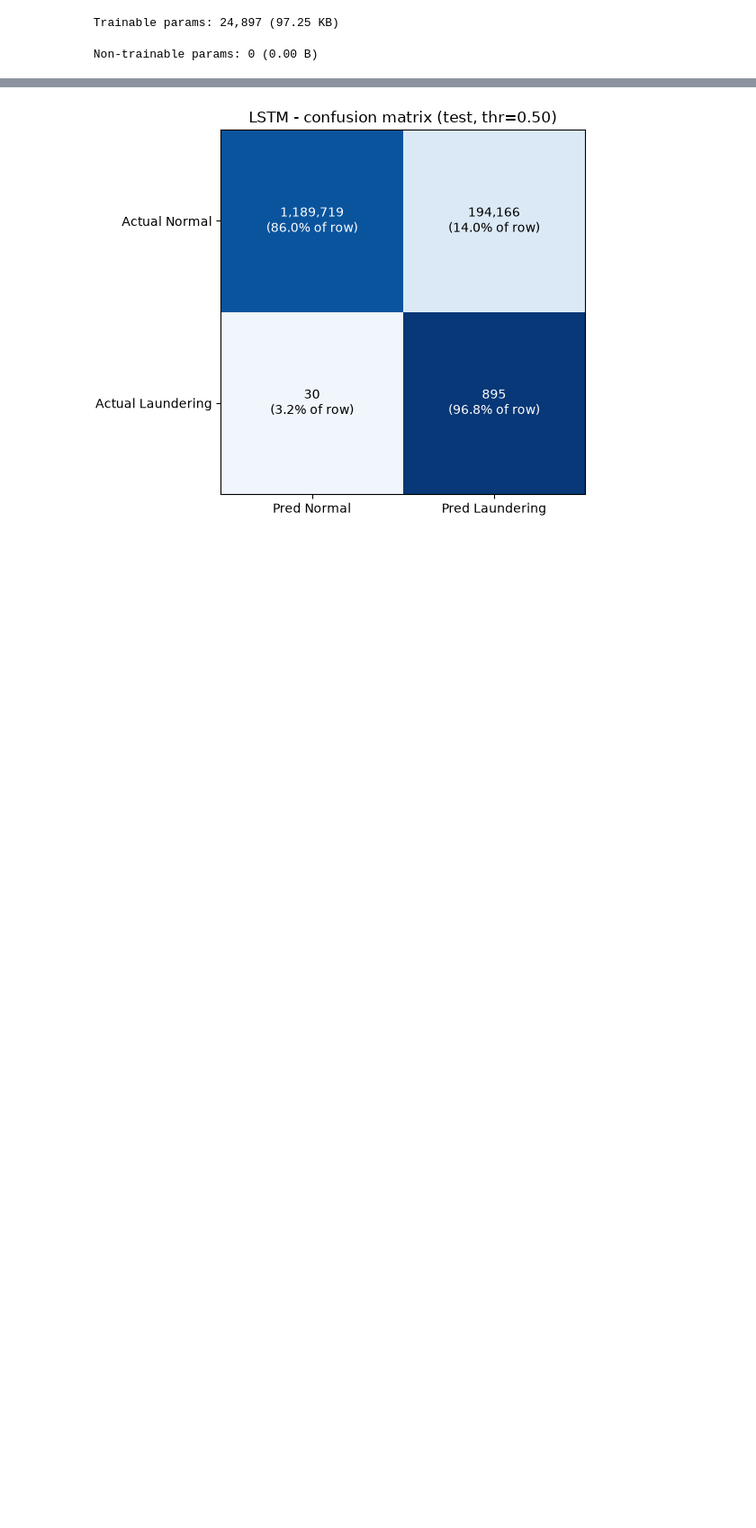
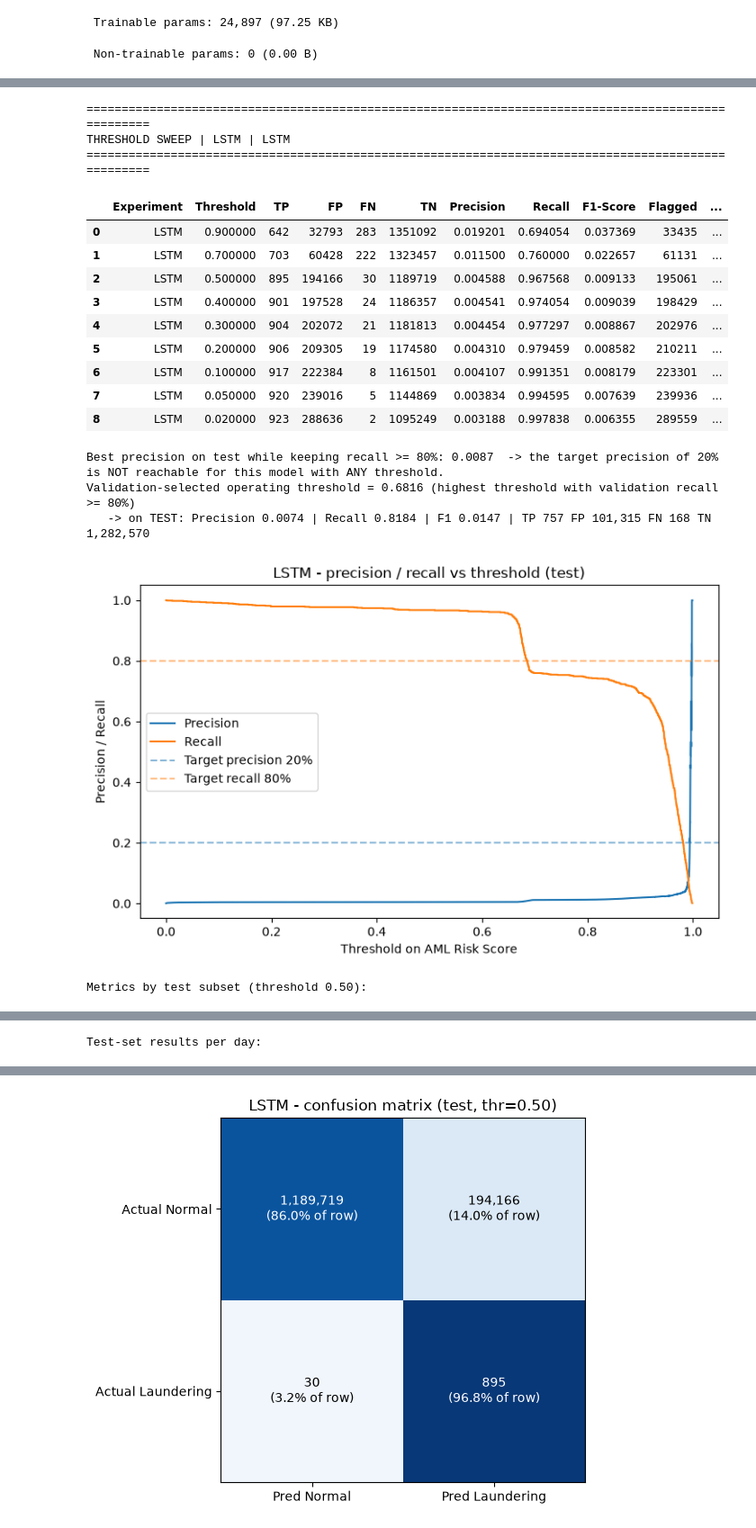
Before and after one commit to listondsouza/AML-GNN-Project, a Jupyter notebook: notebooks/12_baseline_lstm.ipynb, the cells around one changed output, grey strips where cells are left out. Shown at 90% size. Saved outputs shown, nothing was run; the diff lists cells and outputs as text; code cells hidden in the pictures; blank space fills up the shorter version.

```diff
--- a/notebooks/12_baseline_lstm.ipynb
+++ b/notebooks/12_baseline_lstm.ipynb
@@ -37,6 +37,9 @@ TRAIN_FRACTION = 0.80            # chronological 80/20 split (first 80 % of time
 VALIDATION_FRACTION = 0.10       # carved from the END of the training period (never from test)
 THRESHOLD = 0.50                 # initial decision threshold on the AML Risk Score (tunable later)
 MIN_TEST_POSITIVES = 10          # if the chronological test set has fewer laundering rows -> documented fallback
+TARGET_PRECISION = 0.20          # project goal: at least 1 in 5 flagged transactions is truly laundering
+TARGET_RECALL = 0.80             # project goal: catch at least 80 of every 100 laundering transactions
+THIN_DAY_ROWS = 10_000           # a calendar day with fewer rows than this is treated as a "thin tail" day
 DEBUG_NROWS = None               # e.g. 300_000 to smoke-test the notebook quickly; None = all rows
 SEQUENCE_LENGTH = 10                # number of transactions per sequence (configurable)
 MAX_TRAIN_NEGATIVES = 300_000      # all positives kept; None = every normal training row (slow)
@@ -920,0 +1221,58 @@ REMINDER: accuracy is NOT the primary metric here. Look at PR-AUC, and Recall /
+# %%
+sweep_inputs = {'LSTM': (score_val, score_test)}
+
+# =====================================================================================
+# CONFUSION-MATRIX COUNTS, THRESHOLD SWEEP, TARGET CHECK, PER-PERIOD BREAKDOWN
+# NOTE: the sweep below is DESCRIPTIVE (it shows what each threshold would do on the test set).
+# The operating threshold must be CHOSEN on the validation slice - choosing it on test would leak test information.
+# Changing the threshold never changes ROC-AUC / PR-AUC: it only moves along the precision-recall trade-off.
+# =====================================================================================
+y_test = y[test_idx]
+tn, fp, fn, tp = confusion_matrix(y_test, (score_test >= THRESHOLD).astype(int), labels=[0, 1]).ravel()
+print(f"CONFUSION MATRIX COUNTS at threshold {THRESHOLD:.2f} (primary model, test set)")
+print(f"  TP  true positives  (laundering correctly flagged)  : {tp:,}")
+print(f"  FP  false positives (normal wrongly flagged)         : {fp:,}")
+print(f"  FN  false negatives (laundering missed)              : {fn:,}")
+print(f"  TN  true negatives  (normal correctly passed)        : {tn:,}")
+display(pd.DataFrame([[tn, fp], [fn, tp]], index=["Actual Normal", "Actual Laundering"], columns=["Pred Normal", "Pred Laundering"]))
+
+sweep_frames = []
+for exp_name, (s_val_, s_test_) in sweep_inputs.items():
+    print("=" * 100); print(f"THRESHOLD SWEEP | {MODEL_NAME} | {exp_name}"); print("=" * 100)
+    sw = threshold_sweep(y_test, s_test_)
+    sw.insert(0, "Experiment", exp_name); sweep_frames.append(sw)
+    display(sw)
+    p_, r_, t_ = precision_recall_curve(y_test, s_test_)
+    feasible = p_[r_ >= TARGET_RECALL]
+    best_p = float(feasible.max()) if len(feasible) else float("nan")
+    verdict = "reachable" if best_p >= TARGET_PRECISION else "NOT reachable"
+    print(f"Best precision on test while keeping recall >= {TARGET_RECALL:.0%}: {best_p:.4f}  -> the target precision of {TARGET_PRECISION:.0%} is {verdict} for this model with ANY threshold.")
+    if VAL_HAS_BOTH:
+        thr_v = pick_threshold_for_recall(y[val_idx], s_val_)
+        how = f"highest threshold with validation recall >= {TARGET_RECALL:.0%}"
+        if thr_v is None:
+            thr_v, how = best_f1_threshold(y[val_idx], s_val_), "best-F1 on validation (recall target not reachable on validation)"
+        r = evaluate_scores(y_test, s_test_, thr_v)
+        print(f"Validation-selected operating threshold = {thr_v:.4f} ({how})")
+        print(f"   -> on TEST: Precision {r['Precision']:.4f} | Recall {r['Recall']:.4f} | F1 {r['F1-Score']:.4f} | TP {r['TP']:,} FP {r['FP']:,} FN {r['FN']:,} TN {r['TN']:,}")
+
+sweep_df = pd.concat(sweep_frames, ignore_index=True)
+sweep_df.to_csv(RESULTS_DIR / f"{MODEL_SLUG}_threshold_sweep.csv", index=False)
+save_threshold_tradeoff(y_test, score_test, RESULTS_DIR / f"{MODEL_SLUG}_threshold_tradeoff.png", f"{MODEL_NAME} - precision / recall vs threshold (test)")
+
+# ---- is the performance coming from the main window or from the thin tail? ----
+pred_primary = (score_test >= THRESHOLD).astype(int)
+thin_test = is_thin_row[test_idx]
+masks = {"Full test set": np.ones(len(test_idx), dtype=bool), "Main window only (normal-traffic days)": ~thin_test, "Thin-tail days only": thin_test}
+sub_df = subset_metrics(y_test, score_test, masks, THRESHOLD)
+print("\nMetrics by test subset (threshold %.2f):" % THRESHOLD)
+display(sub_df)
+sub_df.to_csv(RESULTS_DIR / f"{MODEL_SLUG}_metrics_by_subset.csv", index=False)
+
+pdf = pd.DataFrame({"Date": pd.to_datetime(day_num[test_idx] * 86400, unit="s").date, "y": y_test, "pred": pred_primary})
+pdf["TP"] = ((pdf.y == 1) & (pdf.pred == 1)).astype(int); pdf["FP"] = ((pdf.y == 0) & (pdf.pred == 1)).astype(int); pdf["FN"] = ((pdf.y == 1) & (pdf.pred == 0)).astype(int)
+per_day = pdf.groupby("Date").agg(Rows=("y", "size"), Laundering=("y", "sum"), Flagged=("pred", "sum"), TP=("TP", "sum"), FP=("FP", "sum"), FN=("FN", "sum"))
+print("\nTest-set results per day:")
+display(per_day)
+per_day.to_csv(RESULTS_DIR / f"{MODEL_SLUG}_test_results_per_day.csv")
+# %% [output]
@@ -920,0 +1287,18 @@ REMINDER: accuracy is NOT the primary metric here. Look at PR-AUC, and Recall /
+====================================================================================================
+THRESHOLD SWEEP | LSTM | LSTM
+====================================================================================================
+|  | Experiment | Threshold | TP | FP | FN | TN | Precision | Recall | F1-Score | Flagged | ... |
+| 0 | LSTM | 0.900000 | 642 | 32793 | 283 | 1351092 | 0.019201 | 0.694054 | 0.037369 | 33435 | ... |
+| 1 | LSTM | 0.700000 | 703 | 60428 | 222 | 1323457 | 0.011500 | 0.760000 | 0.022657 | 61131 | ... |
+| 2 | LSTM | 0.500000 | 895 | 194166 | 30 | 1189719 | 0.004588 | 0.967568 | 0.009133 | 195061 | ... |
+| 3 | LSTM | 0.400000 | 901 | 197528 | 24 | 1186357 | 0.004541 | 0.974054 | 0.009039 | 198429 | ... |
+| 4 | LSTM | 0.300000 | 904 | 202072 | 21 | 1181813 | 0.004454 | 0.977297 | 0.008867 | 202976 | ... |
+| 5 | LSTM | 0.200000 | 906 | 209305 | 19 | 1174580 | 0.004310 | 0.979459 | 0.008582 | 210211 | ... |
+| 6 | LSTM | 0.100000 | 917 | 222384 | 8 | 1161501 | 0.004107 | 0.991351 | 0.008179 | 223301 | ... |
+| 7 | LSTM | 0.050000 | 920 | 239016 | 5 | 1144869 | 0.003834 | 0.994595 | 0.007639 | 239936 | ... |
+| 8 | LSTM | 0.020000 | 923 | 288636 | 2 | 1095249 | 0.003188 | 0.997838 | 0.006355 | 289559 | ... |
+Best precision on test while keeping recall >= 80%: 0.0087  -> the target precision of 20% is NOT reachable for this model with ANY threshold.
+Validation-selected operating threshold = 0.6816 (highest threshold with validation recall >= 80%)
+   -> on TEST: Precision 0.0074 | Recall 0.8184 | F1 0.0147 | TP 757 FP 101,315 FN 168 TN 1,282,570
+[figure, added]
+Metrics by test subset (threshold 0.50):
@@ -920,0 +1309 @@ REMINDER: accuracy is NOT the primary metric here. Look at PR-AUC, and Recall /
+Test-set results per day:
```
Also changed, not shown: parts of 19 cells of this notebook, 44 other files.
